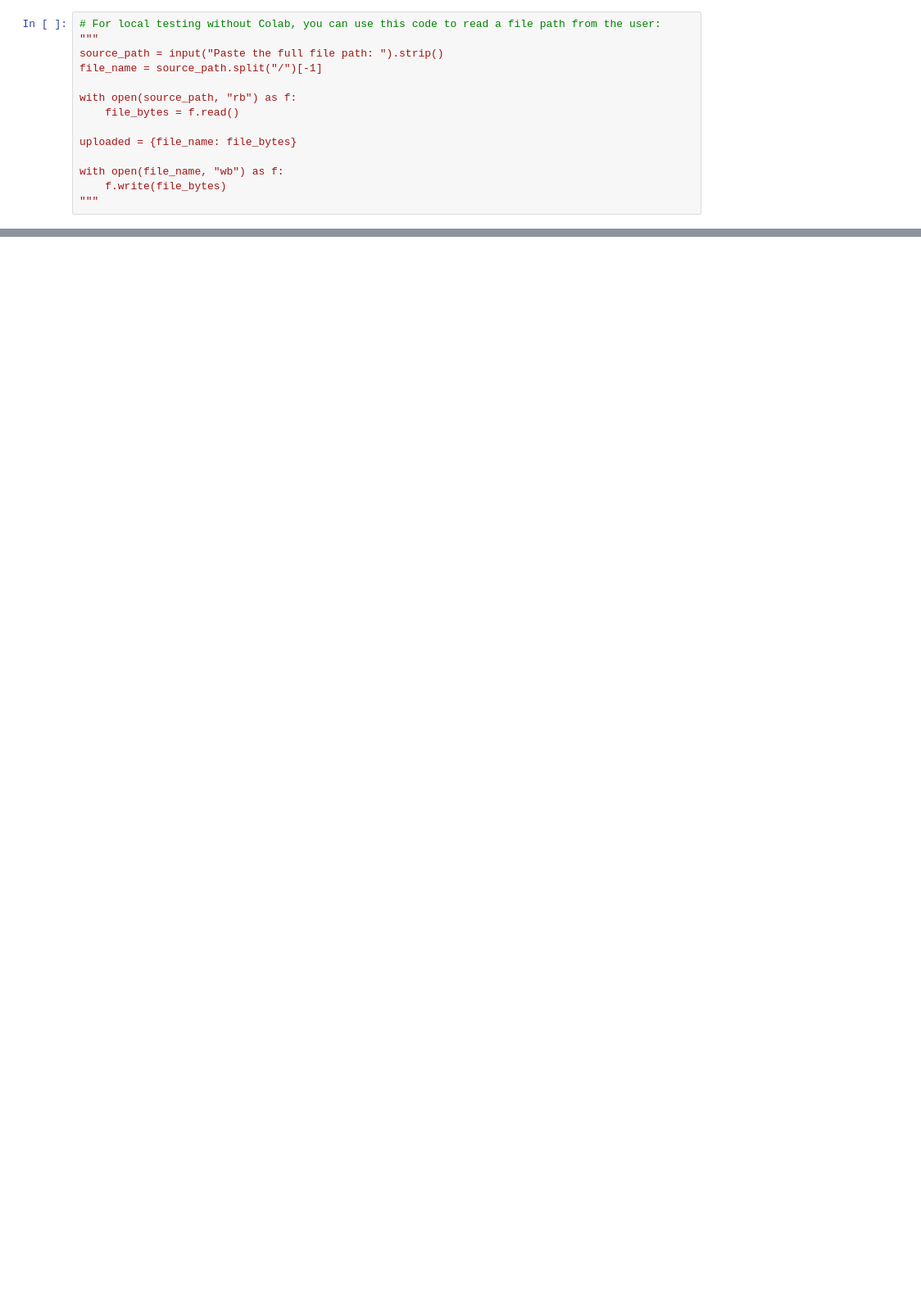
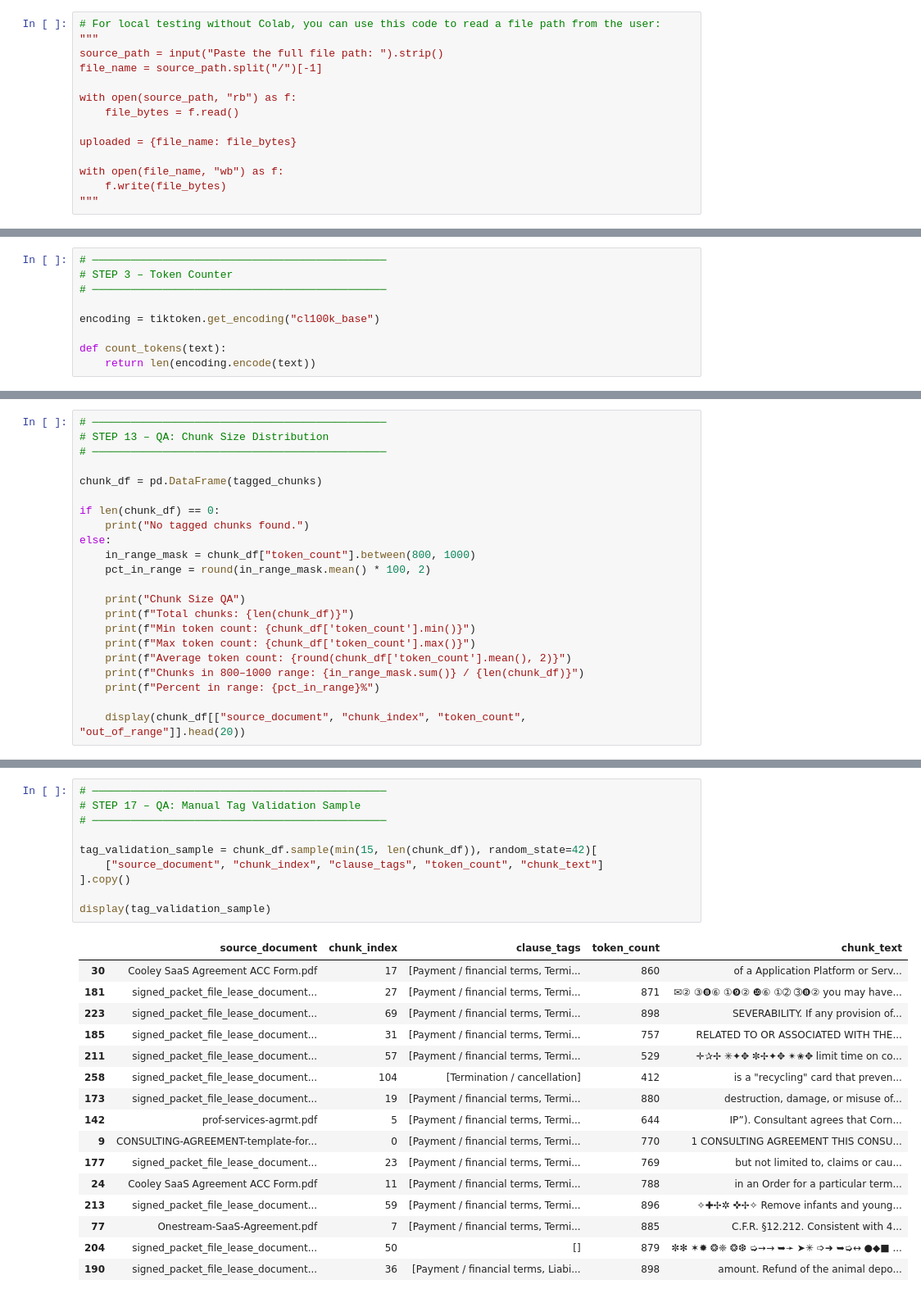
Before and after one commit to claycasani/legal-ai-capstone, a Jupyter notebook: notebooks/Milestone-1.ipynb, the cells around one changed output, grey strips where cells are left out. Shown at 82% size. Cells and saved outputs as stored; diff of their text form; blank space fills up the shorter version.

```diff
--- a/notebooks/Milestone-1.ipynb
+++ b/notebooks/Milestone-1.ipynb
@@ -114,0 +95,9 @@ Length: 12472
+# %%
+# ──────────────────────────────────────────────
+# STEP 3 – Token Counter
+# ──────────────────────────────────────────────
+
+encoding = tiktoken.get_encoding("cl100k_base")
+
+def count_tokens(text):
+    return len(encoding.encode(text))
@@ -454,0 +712,22 @@ Preview of first 2 tagged chunks:
+# %%
+# ──────────────────────────────────────────────
+# STEP 13 – QA: Chunk Size Distribution
+# ──────────────────────────────────────────────
+
+chunk_df = pd.DataFrame(tagged_chunks)
+
+if len(chunk_df) == 0:
+    print("No tagged chunks found.")
+else:
+    in_range_mask = chunk_df["token_count"].between(800, 1000)
+    pct_in_range = round(in_range_mask.mean() * 100, 2)
+
+    print("Chunk Size QA")
+    print(f"Total chunks: {len(chunk_df)}")
+    print(f"Min token count: {chunk_df['token_count'].min()}")
+    print(f"Max token count: {chunk_df['token_count'].max()}")
+    print(f"Average token count: {round(chunk_df['token_count'].mean(), 2)}")
+    print(f"Chunks in 800–1000 range: {in_range_mask.sum()} / {len(chunk_df)}")
+    print(f"Percent in range: {pct_in_range}%")
+
+    display(chunk_df[["source_document", "chunk_index", "token_count", "out_of_range"]].head(20))
@@ -454,0 +882,27 @@ Preview of first 2 tagged chunks:
+# %%
+# ──────────────────────────────────────────────
+# STEP 17 – QA: Manual Tag Validation Sample
+# ──────────────────────────────────────────────
+
+tag_validation_sample = chunk_df.sample(min(15, len(chunk_df)), random_state=42)[
+    ["source_document", "chunk_index", "clause_tags", "token_count", "chunk_text"]
+].copy()
+
+display(tag_validation_sample)
+# %% [output]
+|  | source_document | chunk_index | clause_tags | token_count | chunk_text |
+| 30 | Cooley SaaS Agreement ACC Form.pdf | 17 | [Payment / financial terms, Termi... | 860 | of a Application Platform or Serv... |
+| 181 | signed_packet_file_lease_document... | 27 | [Payment / financial terms, Termi... | 871 | ✉② ③❽⑥ ①❾② ❿⑥ ①➁ ➂❽② you may have... |
+| 223 | signed_packet_file_lease_document... | 69 | [Payment / financial terms, Termi... | 898 | SEVERABILITY. If any provision of... |
+| 185 | signed_packet_file_lease_document... | 31 | [Payment / financial terms, Termi... | 757 | RELATED TO OR ASSOCIATED WITH THE... |
+| 211 | signed_packet_file_lease_document... | 57 | [Payment / financial terms, Termi... | 529 | ✛✰✢ ✳✦✥ ✼✢✦✥ ✴✬✥ limit time on co... |
+| 258 | signed_packet_file_lease_document... | 104 | [Termination / cancellation] | 412 | is a "recycling" card that preven... |
+| 173 | signed_packet_file_lease_document... | 19 | [Payment / financial terms, Termi... | 880 | destruction, damage, or misuse of... |
+| 142 | prof-services-agrmt.pdf | 5 | [Payment / financial terms, Termi... | 644 | IP”). Consultant agrees that Corn... |
+| 9 | CONSULTING-AGREEMENT-template-for... | 0 | [Payment / financial terms, Termi... | 770 | 1 CONSULTING AGREEMENT THIS CONSU... |
+| 177 | signed_packet_file_lease_document... | 23 | [Payment / financial terms, Termi... | 769 | but not limited to, claims or cau... |
+| 24 | Cooley SaaS Agreement ACC Form.pdf | 11 | [Payment / financial terms, Termi... | 788 | in an Order for a particular term... |
+| 213 | signed_packet_file_lease_document... | 59 | [Payment / financial terms, Termi... | 896 | ✧✚✢✲ ✜✢✧ Remove infants and young... |
+| 77 | Onestream-SaaS-Agreement.pdf | 7 | [Payment / financial terms, Termi... | 885 | C.F.R. §12.212. Consistent with 4... |
+| 204 | signed_packet_file_lease_document... | 50 | [] | 879 | ✼✻ ✶✹ ❂❈ ❂❆ ➭➙→ ➥➛ ➤✳ ➩➜ ➥➭↔ ●◆■ ... |
+| 190 | signed_packet_file_lease_document... | 36 | [Payment / financial terms, Liabi... | 898 | amount. Refund of the animal depo... |
```
Also changed, not shown: parts of 33 cells of this notebook.
